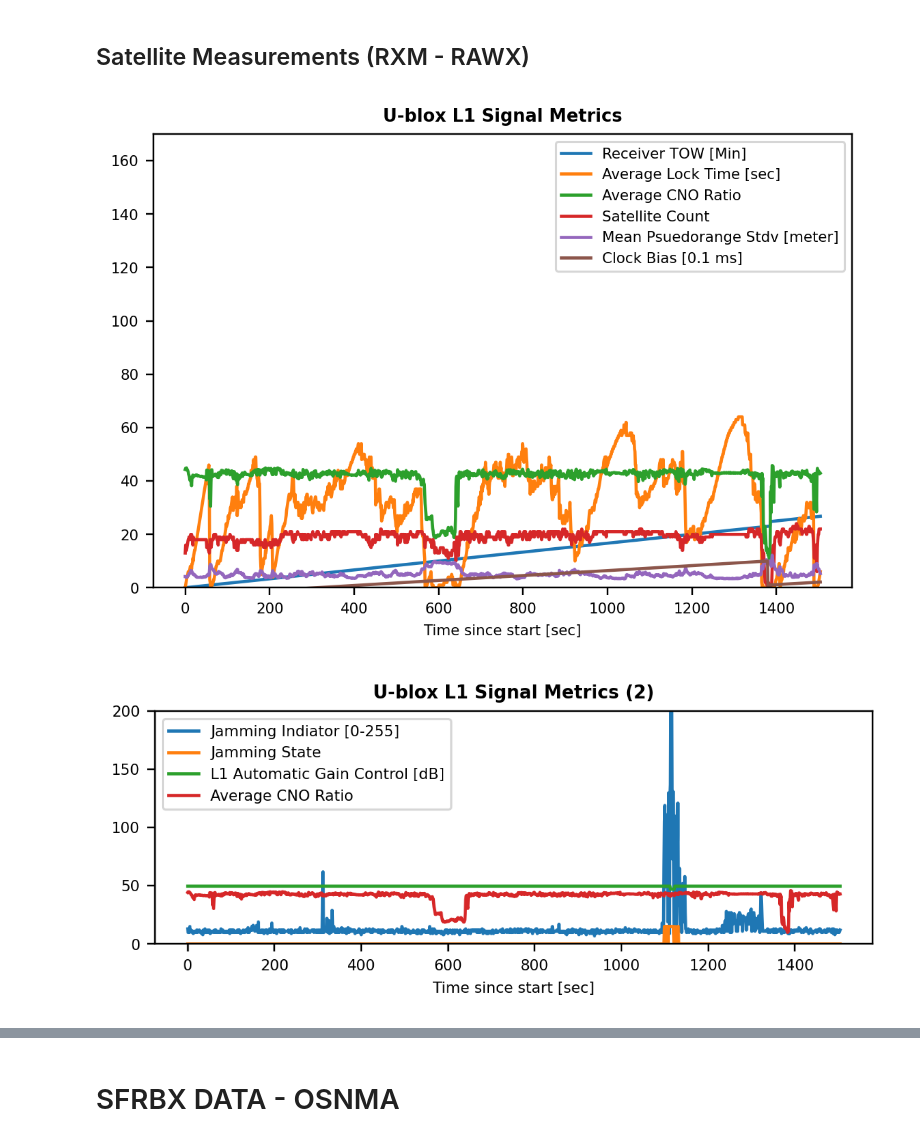
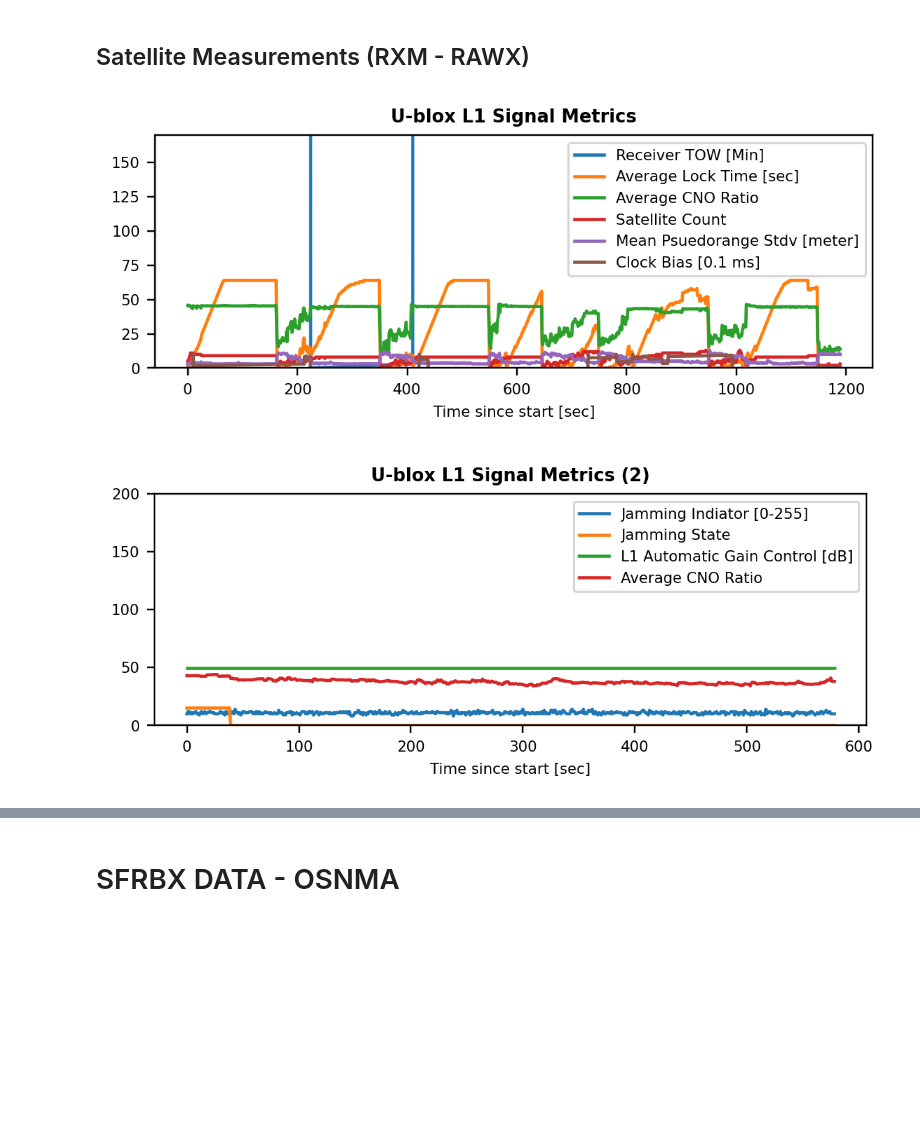
Before and after one commit to AxelBjork/OSNMA_ublox, a Jupyter notebook: notebook_real_time_U_blox_mk4.ipynb, the cells around one changed output, grey strips where cells are left out. Drawn from its saved outputs; the diff is of its cells as text; code cells hidden in the pictures; blank space fills up the shorter version.

Commit message:
Updated figure plotting
Minor aesthetic changes to notebook

```diff
--- a/notebook_real_time_U_blox_mk4.ipynb
+++ b/notebook_real_time_U_blox_mk4.ipynb
@@ -102,7 +102,9 @@ importlib.reload(signal_process)
 
 # Input file
 #testData = '31-03-2022_osnma_spoofing.csv'
-testData = '01-04-2022_0_drive.csv'
+testData = '16-03-2022_spoof_scenarios.csv'
+#testData = '16-03-2022_2.csv'
+#testData = '01-04-2022_0_drive.csv'
 #testData = '01-04-2022_0_drive.csv'
 
 # Load data
@@ -113,11 +115,11 @@ signal_info = signal_process.read_live_data(msg_collection)
 # Run OSNMA on last 4000 pages
 osnma_instance, osnma_results = OSNMA.run_osnma(msg_collection,num=15000)
 # Get duration and run time handler
-osnma_duration = osnma_instance.get_duration()[0]
-time_instance, df, time_info,time_fig = time_mangement.run_time(osnma_instance,msg_collection,max_dur=osnma_duration,plot=False)
+#osnma_duration = osnma_instance.get_duration()[0]
+#time_instance, df, time_info,time_fig = time_mangement.run_time(osnma_instance,msg_collection,max_dur=osnma_duration,plot=False)
 # Print result
 plt.show()
 print(signal_info)
 print(osnma_results)
-print(time_info)
+#print(time_info)
 # %% [output]
@@ -513,7 +506,7 @@ for step in range(len(msg_collection[12])-10):
   rawx_df_step=rawx_df[rawx_df['run_time']==step]
   if not rawx_df_step.empty:
     # Extract Receiver time for time step
-    perceived_time = rawx_df_step['rcTOW'].values[0] /60
+    perceived_time = rawx_df_step['rcTOW'].values[0] /60 #/60 #change all min to hour in plots!
     # Satellites Connected
     sat_count = len(rawx_df_step)
     # Galileo Satellites Connected
@@ -527,35 +520,37 @@ for step in range(len(msg_collection[12])-10):
     # Standard deviation of doppler measurement
     doppler_std=round(rawx_df_step['doStd_01'].mean(),1)
     # Spoof detection state
     spoof_det = parsed_metrics[3][step]
     # clock bias (ms)
     clk_bias = parsed_metrics[4][step] /1e5
     # Jamming indicator
     jam_ind_step = parsed_metrics[1][step]
     # Jam state
     jam_state = abs(parsed_metrics[2][step]-1)*15
     # Automatic gain control (L1)
     agc_L1 = parsed_metrics[0][step] /8191 * 60 +6
     # Assembly row
     time_step_stats = [step, perceived_time,sat_count,galileo_count,avg_lock_time,avg_CNO,pseudo_std,doppler_std,spoof_det,clk_bias,jam_ind_step,jam_state,agc_L1]
     # Add to temp list
     temp_row_list.append(time_step_stats)
 rawx_stats=pd.DataFrame(temp_row_list,columns=coloum_header)
+# Adjust time zero axis
 rawx_stats["Receiver TOW [Min]"]  = rawx_stats["Receiver TOW [Min]"] - rawx_stats["Receiver TOW [Min]"].min()
 # Plot data
 font = {'family' : 'DejaVu Sans',
         'weight' : 'normal',
         'size'   : 7}
 plt.rc('font', **font)
-plt.rcParams["figure.figsize"] = [6.0, 4.0]
+#plt.rcParams["figure.figsize"] = [6.0, 4.0]
+plt.rcParams["figure.figsize"] = [6.0, 2.0]
 plt.rcParams['figure.dpi'] = 220
 rawx_stats[['Receiver TOW [Min]','Average Lock Time [sec]','Average CNO Ratio','Satellite Count','Mean Psuedorange Stdv [meter]','Clock Bias [0.1 ms]']].plot()
 plt.title('U-blox L1 Signal Metrics', fontweight ="bold")
 plt.xlabel('Time since start [sec]')
 plt.ylim(0,170)
 plt.show()
 # %% [output]
-[figure, old version]
+[figure, new version]
 # %%
 plt.rcParams["figure.figsize"] = [6, 2]
 rawx_stats[['Jamming Indiator [0-255]', 'Jamming State','L1 Automatic Gain Control [dB]','Average CNO Ratio']].plot()
@@ -564,6 +559,6 @@ plt.xlabel('Time since start [sec]')
 plt.ylim(0,200)
 plt.show()
 # %% [output]
-[figure, old version]
+[figure, new version]
 # %%
 plt.rcParams['figure.dpi'] = 250
```
Also changed, not shown: parts of 6 cells of this notebook.
